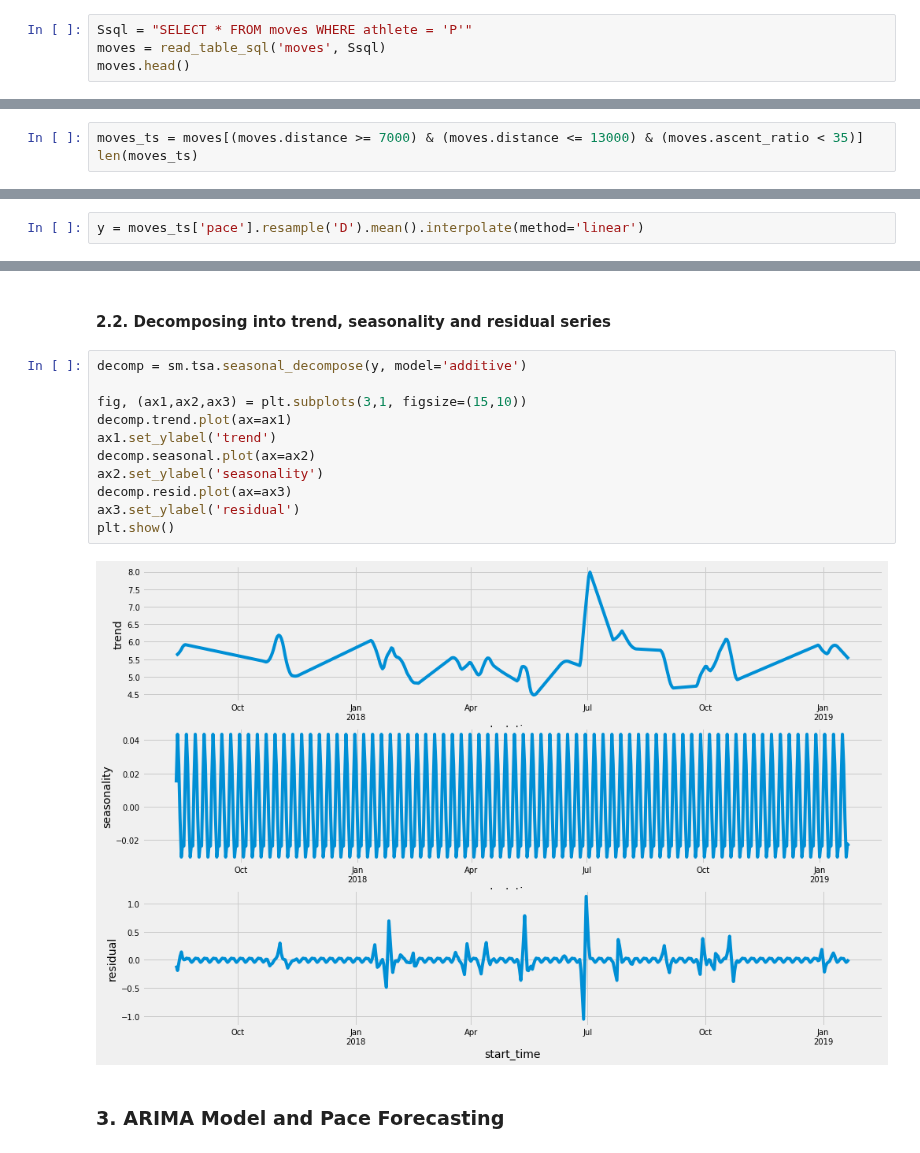
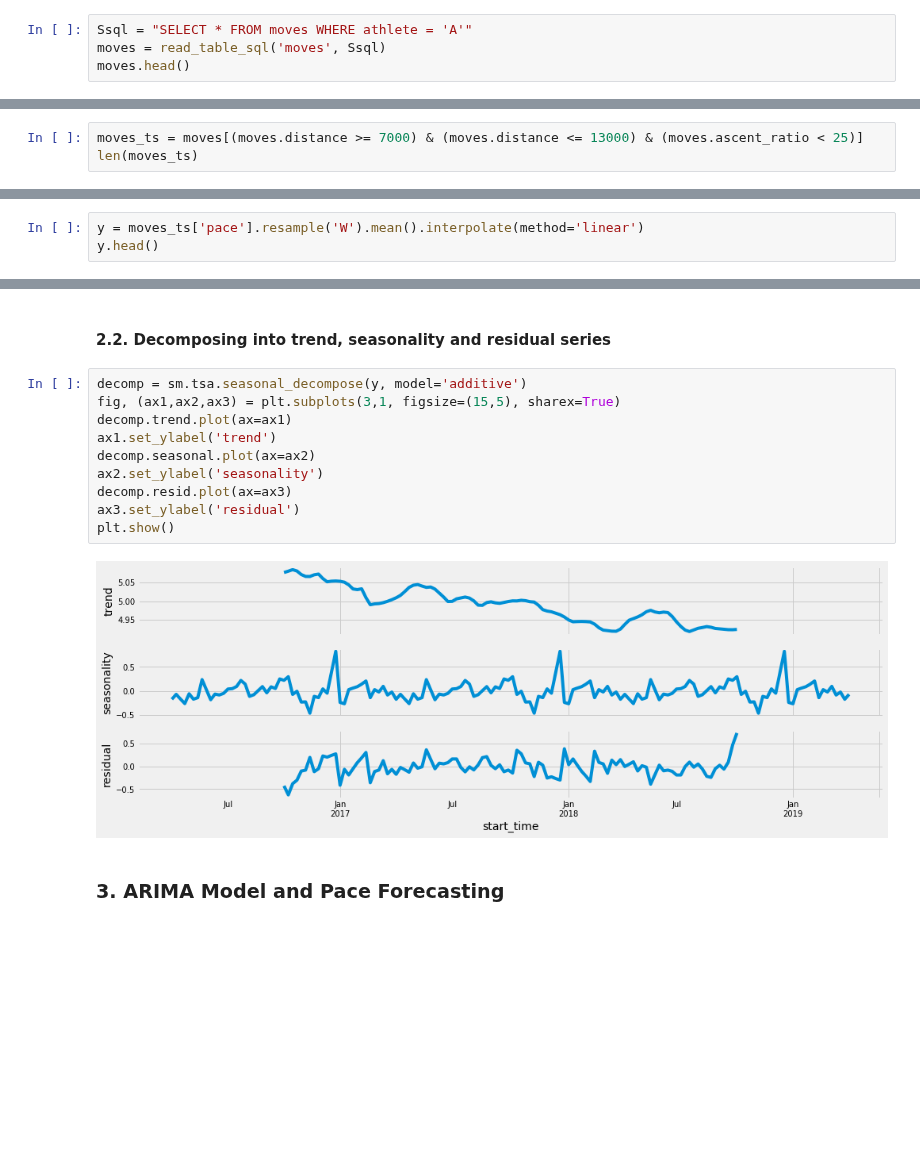
Before and after one commit to pausampietro/run_perfomance, a Jupyter notebook: 4. Regression Algorithms/Time Series Analysis.ipynb, the cells around one changed output, grey strips where cells are left out. Cells and saved outputs as stored; diff of their text form; blank space fills up the shorter version.

```diff
--- a/4. Regression Algorithms/Time Series Analysis.ipynb
+++ b/4. Regression Algorithms/Time Series Analysis.ipynb
@@ -22,7 +22,7 @@ from rpdb import read_table, read_table_sql, export_table
 # %% [markdown]
 #### Import moves from the database
 # %%
-Ssql = "SELECT * FROM moves WHERE athlete = 'P'"
+Ssql = "SELECT * FROM moves WHERE athlete = 'A'"
 moves = read_table_sql('moves', Ssql)
 moves.head()
 # %% [output]
@@ -37,6 +37,6 @@ moves.head()
 # %% [markdown]
 #### 1.1. We get only the flat moves within 7 and 13 km (10+/-3)
 # %%
-moves_ts = moves[(moves.distance >= 7000) & (moves.distance <= 13000) & (moves.ascent_ratio < 35)]
+moves_ts = moves[(moves.distance >= 7000) & (moves.distance <= 13000) & (moves.ascent_ratio < 25)]
 len(moves_ts)
 # %% [output]
@@ -75,2 +75,3 @@ moves_ts.head()
 # %%
-y = moves_ts['pace'].resample('D').mean().interpolate(method='linear')
+y = moves_ts['pace'].resample('W').mean().interpolate(method='linear')
+y.head()
@@ -88,17 +97,16 @@ plt.show()
 #### 2.2. Decomposing into trend, seasonality and residual series
 # %%
 decomp = sm.tsa.seasonal_decompose(y, model='additive')
-
-fig, (ax1,ax2,ax3) = plt.subplots(3,1, figsize=(15,10))
+fig, (ax1,ax2,ax3) = plt.subplots(3,1, figsize=(15,5), sharex=True)
 decomp.trend.plot(ax=ax1)
 ax1.set_ylabel('trend')
 decomp.seasonal.plot(ax=ax2)
 ax2.set_ylabel('seasonality')
 decomp.resid.plot(ax=ax3)
 ax3.set_ylabel('residual')
 plt.show()
 # %% [output]
-[figure, old version]
+[figure, new version]
 # %% [markdown]
 ### 3. ARIMA Model and Pace Forecasting
 # %% [markdown]
```
Also changed, not shown: parts of 27 cells of this notebook.
